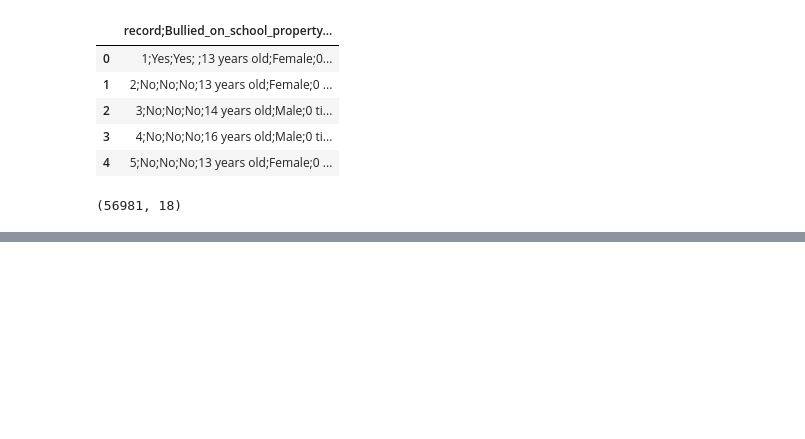
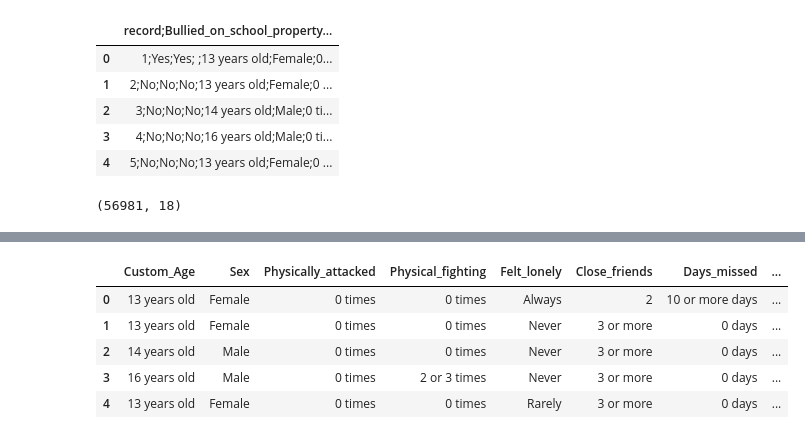
Before and after one commit to alexhoffnung/School-Bullying, a Jupyter notebook: Scratch Notebook.ipynb, the cells around one changed output, grey strips where cells are left out. Cells and saved outputs as stored; diff of their text form; code cells hidden in the pictures; blank space fills up the shorter version.

```diff
--- a/Scratch Notebook.ipynb
+++ b/Scratch Notebook.ipynb
@@ -86,0 +194,14 @@ df.head()
+# %%
+# We are removing the 'Bullied_' outcome variable from the feature set
+df_features = df.drop(['Bullied', 'Bullied_school', 'Bullied_outside', 'Bullied_cyber'], axis = 1)
+
+# And then we are extracting the outcome variable separately
+df_target = df['Bullied']
+df_features.head()
+# %% [output]
+|  | Custom_Age | Sex | Physically_attacked | Physical_fighting | Felt_lonely | Close_friends | Days_missed | ... |
+| 0 | 13 years old | Female | 0 times | 0 times | Always | 2 | 10 or more days | ... |
+| 1 | 13 years old | Female | 0 times | 0 times | Never | 3 or more | 0 days | ... |
+| 2 | 14 years old | Male | 0 times | 0 times | Never | 3 or more | 0 days | ... |
+| 3 | 16 years old | Male | 0 times | 2 or 3 times | Never | 3 or more | 0 days | ... |
+| 4 | 13 years old | Female | 0 times | 0 times | Rarely | 3 or more | 0 days | ... |
```
Also changed, not shown: parts of 19 cells of this notebook.
